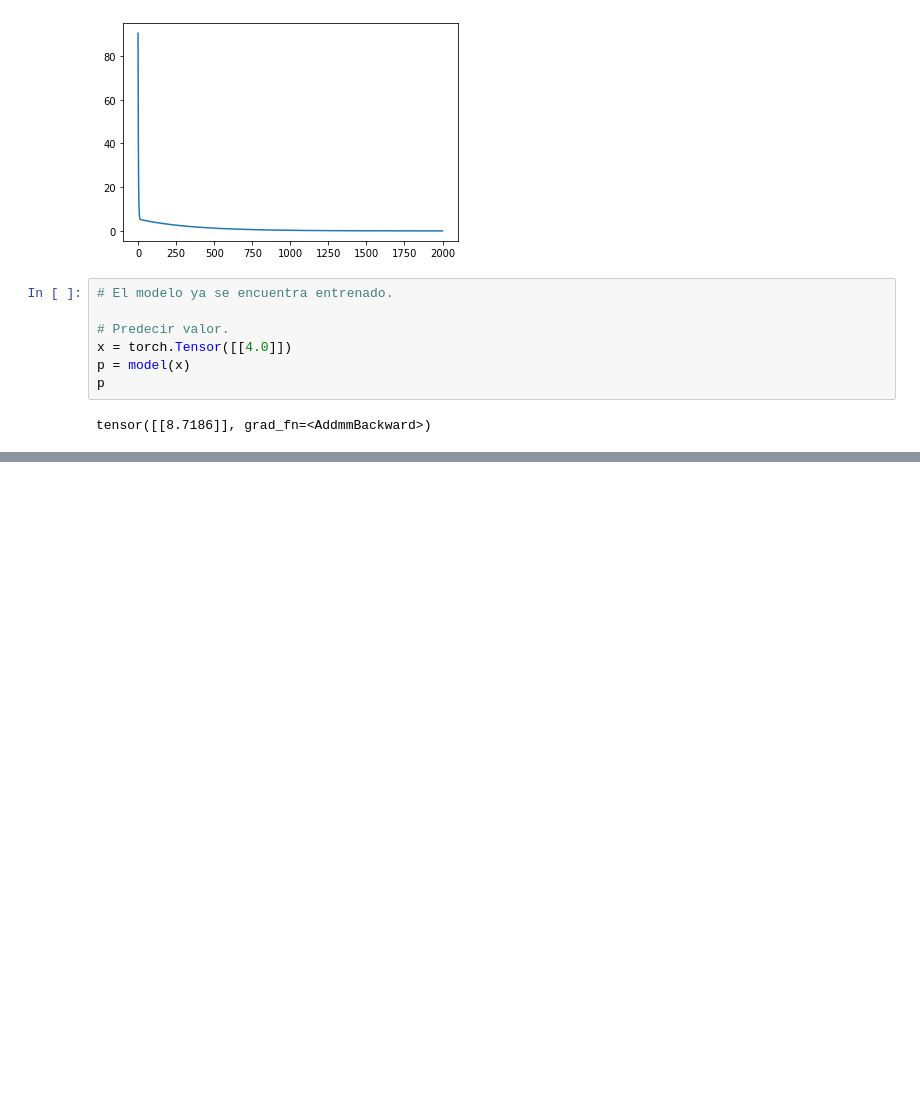
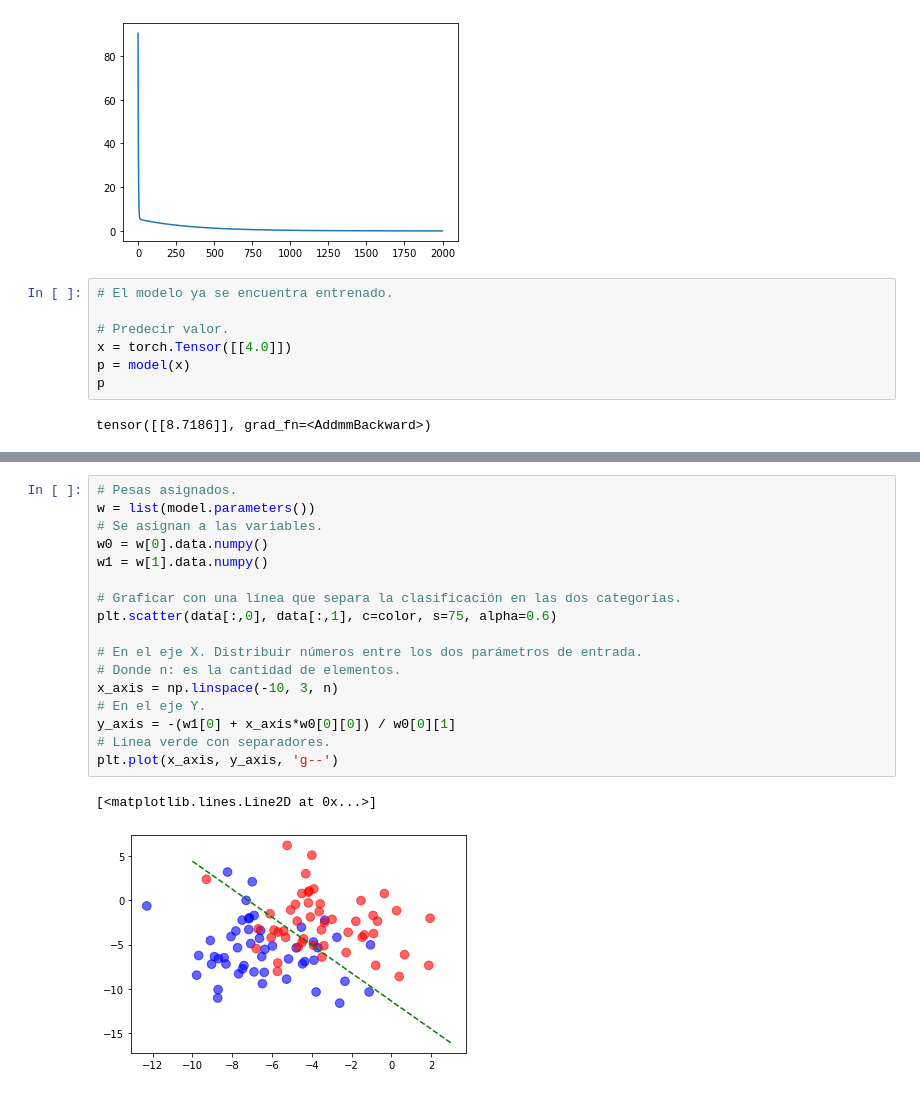
Before and after one commit to fcernafukuzaki/GoogleColab, a Jupyter notebook: Clase_3.ipynb, the cells around one changed output, grey strips where cells are left out. Saved outputs shown, nothing was run; the diff lists cells and outputs as text; blank space fills up the shorter version.

```diff
--- a/Clase_3.ipynb
+++ b/Clase_3.ipynb
@@ -93,0 +198,20 @@ tensor([[8.7186]], grad_fn=<AddmmBackward>)
+# %%
+# Pesas asignados.
+w = list(model.parameters())
+# Se asignan a las variables.
+w0 = w[0].data.numpy()
+w1 = w[1].data.numpy()
+
+# Graficar con una línea que separa la clasificación en las dos categorías.
+plt.scatter(data[:,0], data[:,1], c=color, s=75, alpha=0.6)
+
+# En el eje X. Distribuir números entre los dos parámetros de entrada.
+# Donde n: es la cantidad de elementos.
+x_axis = np.linspace(-10, 3, n)
+# En el eje Y.
+y_axis = -(w1[0] + x_axis*w0[0][0]) / w0[0][1]
+# Línea verde con separadores.
+plt.plot(x_axis, y_axis, 'g--')
+# %% [output]
+[<matplotlib.lines.Line2D at 0x...>]
+[figure, added]
```
Also changed, not shown: parts of 7 cells of this notebook.
